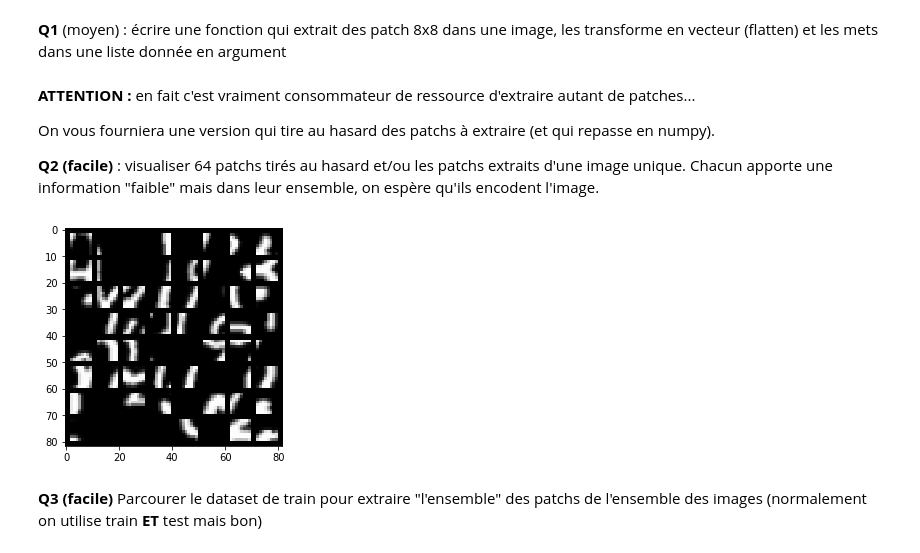
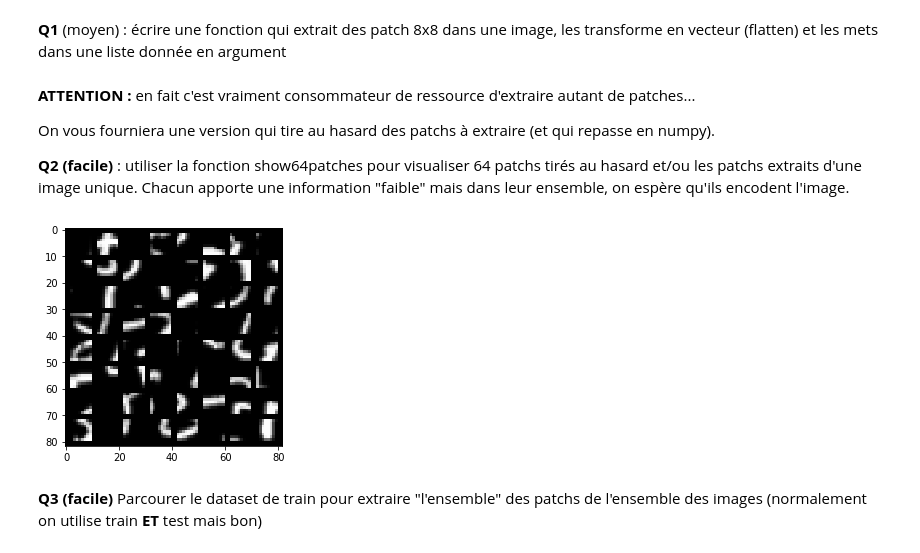
Before and after one commit to achanhon/coursdeeplearningcolab, a Jupyter notebook: 2020/bow_mnist.ipynb, the cells around one changed output. Drawn from its saved outputs; the diff is of its cells as text; code cells hidden in the pictures.

```diff
--- a/2020/bow_mnist.ipynb
+++ b/2020/bow_mnist.ipynb
@@ -67,19 +67,23 @@ def extraitpatchinbatch(allpatch,inputs):
 
 On vous fourniera une version qui tire au hasard des patchs à extraire (et qui repasse en numpy).
 
-**Q2 (facile)** : visualiser 64 patchs tirés au hasard et/ou les patchs extraits d'une image unique. Chacun apporte une information "faible" mais dans leur ensemble, on espère qu'ils encodent l'image.
+**Q2 (facile)** : utiliser la fonction show64patches pour visualiser 64 patchs tirés au hasard et/ou les patchs extraits d'une image unique. Chacun apporte une information "faible" mais dans leur ensemble, on espère qu'ils encodent l'image.
-# %%
-import random
-tmp = []
-extraitpatchinbatch(tmp,sample)
-random.shuffle(tmp)
-tmp = [torch.Tensor(tmp[i]) for i in range(64)]
-tmp = [patch.view(8,8) for patch in tmp]
-tmp = [patch.unsqueeze(0) for patch in tmp]
-tmp = torch.stack(tmp)
-show(torchvision.utils.make_grid(tmp))
-# %% [output]
-[figure, removed]
+# %%
+import random
+
+def show64patch(patches):
+  patches = [torch.Tensor(patches[i]) for i in range(64)]
+  patches = [patch.view(8,8) for patch in patches]
+  patches = [patch.unsqueeze(0) for patch in patches]
+  patches = torch.stack(patches)
+  show(torchvision.utils.make_grid(patches))
+
+tmp = []
+extraitpatchinbatch(tmp,sample)
+random.shuffle(tmp)
+show64patch(tmp)
+# %% [output]
+[figure, added]
 # %% [markdown]
 **Q3 (facile)** Parcourer le dataset de train pour extraire "l'ensemble" des patchs de l'ensemble des images (normalement on utilise train **ET** test mais bon)
 # %%
```
Also changed, not shown: parts of 14 cells of this notebook.
